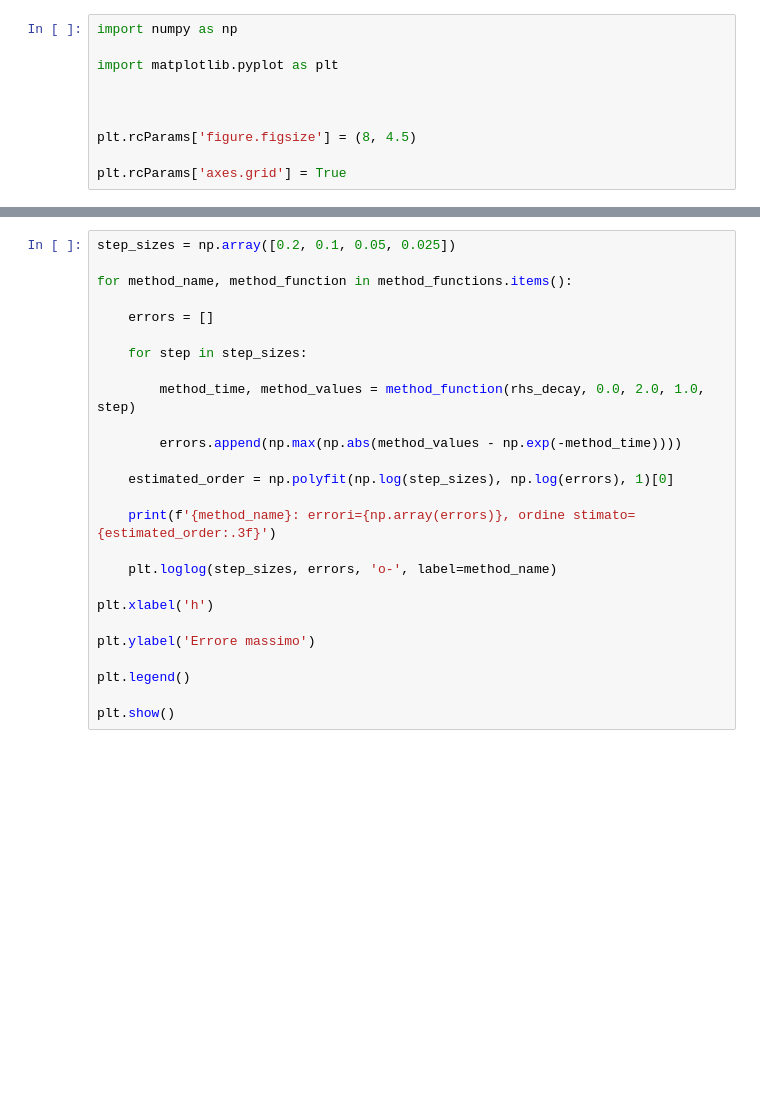
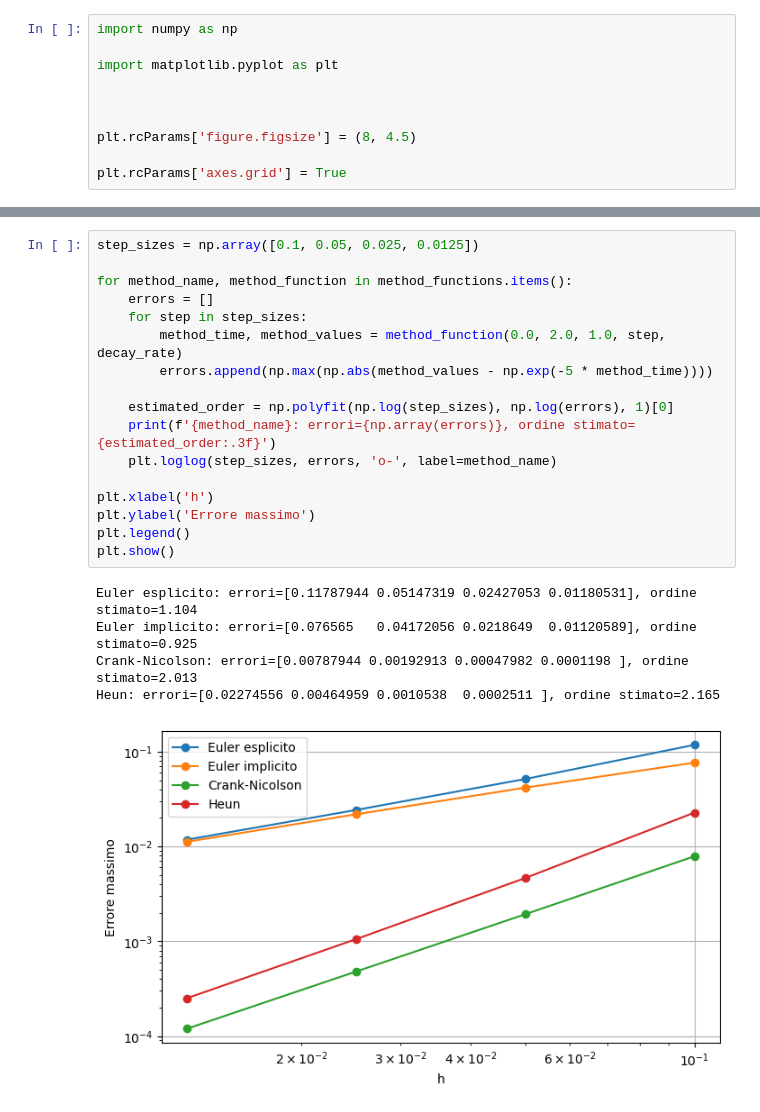
Before and after one commit to giovastabile/complementi_di_matematica_notebooks, a Jupyter notebook: esercitazioni_ode_soluzioni.ipynb, the cells around one changed output, grey strips where cells are left out. Cells and saved outputs as stored; diff of their text form; blank space fills up the shorter version.

```diff
--- a/esercitazioni_ode_soluzioni.ipynb
+++ b/esercitazioni_ode_soluzioni.ipynb
@@ -125,29 +126,26 @@ Si usa l'errore massimo sui nodi e la pendenza della regressione di `log(errore)
 # %%
-step_sizes = np.array([0.2, 0.1, 0.05, 0.025])
+step_sizes = np.array([0.1, 0.05, 0.025, 0.0125])
 
 for method_name, method_function in method_functions.items():
-
     errors = []
-
     for step in step_sizes:
-
-        method_time, method_values = method_function(rhs_decay, 0.0, 2.0, 1.0, step)
-
-        errors.append(np.max(np.abs(method_values - np.exp(-method_time))))
+        method_time, method_values = method_function(0.0, 2.0, 1.0, step, decay_rate)
+        errors.append(np.max(np.abs(method_values - np.exp(-5 * method_time))))
 
     estimated_order = np.polyfit(np.log(step_sizes), np.log(errors), 1)[0]
-
     print(f'{method_name}: errori={np.array(errors)}, ordine stimato={estimated_order:.3f}')
-
     plt.loglog(step_sizes, errors, 'o-', label=method_name)
 
 plt.xlabel('h')
-
 plt.ylabel('Errore massimo')
-
 plt.legend()
-
 plt.show()
+# %% [output]
+Euler esplicito: errori=[0.11787944 0.05147319 0.02427053 0.01180531], ordine stimato=1.104
+Euler implicito: errori=[0.076565   0.04172056 0.0218649  0.01120589], ordine stimato=0.925
+Crank-Nicolson: errori=[0.00787944 0.00192913 0.00047982 0.0001198 ], ordine stimato=2.013
+Heun: errori=[0.02274556 0.00464959 0.0010538  0.0002511 ], ordine stimato=2.165
+[figure, added]
 # %% [markdown]
 ## 3. Stabilità assoluta di Euler
 
```
Also changed, not shown: parts of 8 cells of this notebook, 2 other files.
